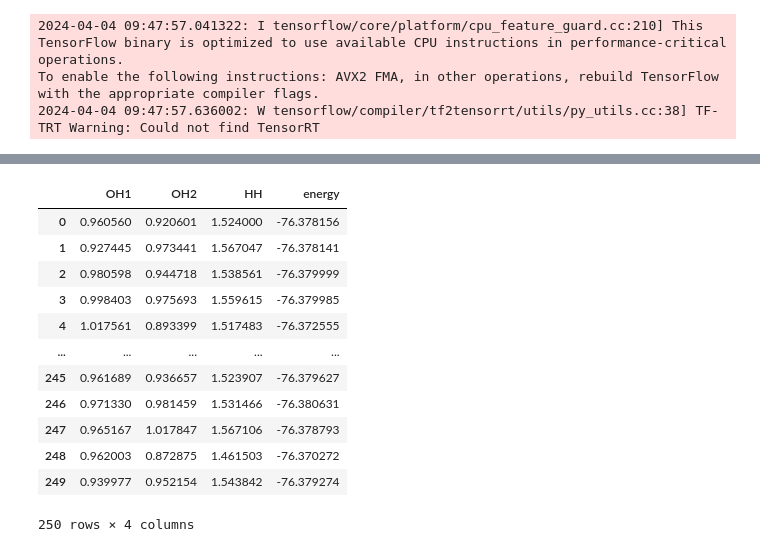
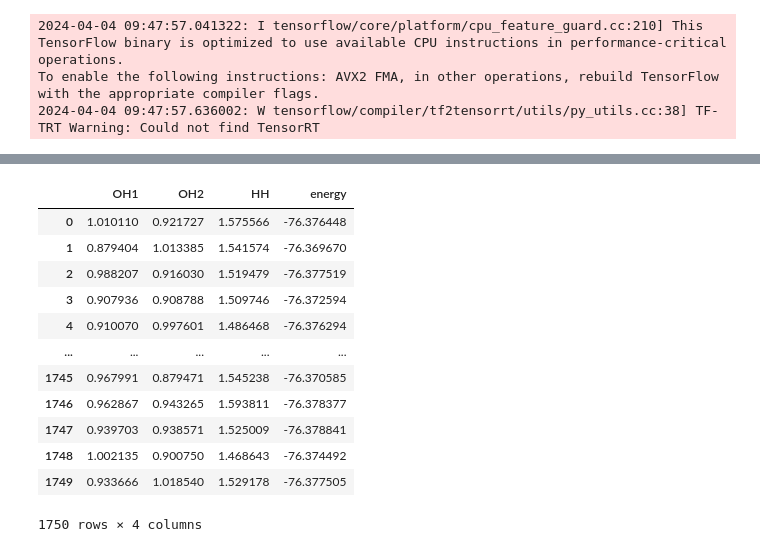
Before and after one commit to vathzen/h2o-energies-msc, a Jupyter notebook: H2O_Energies.ipynb, the cells around one changed output, grey strips where cells are left out. Drawn from its saved outputs; the diff is of its cells as text; code cells hidden in the pictures.

```diff
--- a/H2O_Energies.ipynb
+++ b/H2O_Energies.ipynb
@@ -75,19 +76,3 @@ for molecule in h2o_test.iterrows():
     h2o_distances_test.loc[len(h2o_distances_test.index)] = [oh1,oh2,hh]
 
 h2o_distances_test.insert(3,"energy",h2o_test.energy)
-# %%
-h2o_distances_test
-# %% [output]
-|  | OH1 | OH2 | HH | energy |
-| 0 | 0.960560 | 0.920601 | 1.524000 | -76.378156 |
-| 1 | 0.927445 | 0.973441 | 1.567047 | -76.378141 |
-| 2 | 0.980598 | 0.944718 | 1.538561 | -76.379999 |
-| 3 | 0.998403 | 0.975693 | 1.559615 | -76.379985 |
-| 4 | 1.017561 | 0.893399 | 1.517483 | -76.372555 |
-| ... | ... | ... | ... | ... |
-| 245 | 0.961689 | 0.936657 | 1.523907 | -76.379627 |
-| 246 | 0.971330 | 0.981459 | 1.531466 | -76.380631 |
-| 247 | 0.965167 | 1.017847 | 1.567106 | -76.378793 |
-| 248 | 0.962003 | 0.872875 | 1.461503 | -76.370272 |
-| 249 | 0.939977 | 0.952154 | 1.543842 | -76.379274 |
-250 rows × 4 columns
@@ -94,3 +90,19 @@ h2o_distances_test
+# %%
+h2o_rot_distances
+# %% [output]
+|  | OH1 | OH2 | HH | energy |
+| 0 | 1.010110 | 0.921727 | 1.575566 | -76.376448 |
+| 1 | 0.879404 | 1.013385 | 1.541574 | -76.369670 |
+| 2 | 0.988207 | 0.916030 | 1.519479 | -76.377519 |
+| 3 | 0.907936 | 0.908788 | 1.509746 | -76.372594 |
+| 4 | 0.910070 | 0.997601 | 1.486468 | -76.376294 |
+| ... | ... | ... | ... | ... |
+| 1745 | 0.967991 | 0.879471 | 1.545238 | -76.370585 |
+| 1746 | 0.962867 | 0.943265 | 1.593811 | -76.378377 |
+| 1747 | 0.939703 | 0.938571 | 1.525009 | -76.378841 |
+| 1748 | 1.002135 | 0.900750 | 1.468643 | -76.374492 |
+| 1749 | 0.933666 | 1.018540 | 1.529178 | -76.377505 |
+1750 rows × 4 columns
 # %%
 inp_data = normalize_data(h2o_distances)
 tst_data = normalize_data(h2o_distances_test)
```
Also changed, not shown: parts of 9 cells of this notebook.
